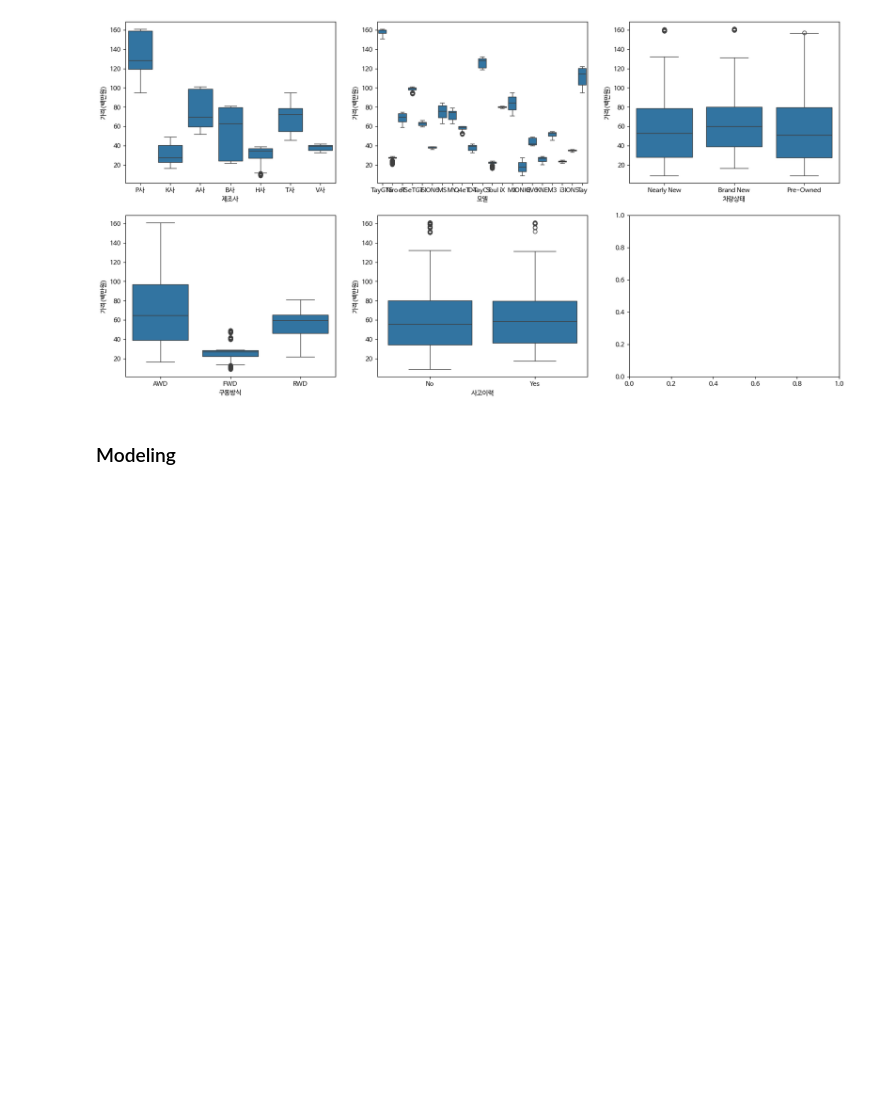
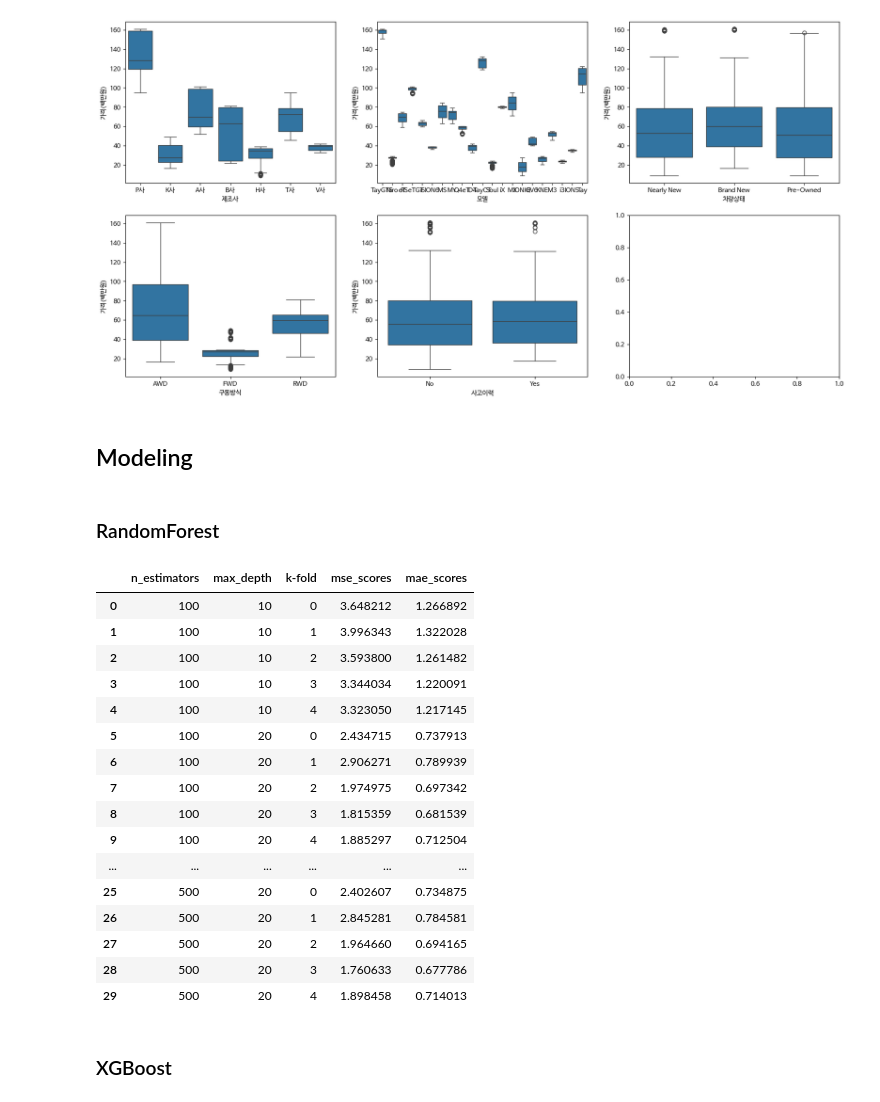
Before and after one commit to taeuk0210/Data-Analysis, a Jupyter notebook: [DACON] 전기차 가격 예측 해커톤/Predict_Car_Price.ipynb, the cells around one changed output. Cells and saved outputs as stored; diff of their text form; code cells hidden in the pictures; blank space fills up the shorter version.

```diff
--- a/[DACON] 전기차 가격 예측 해커톤/Predict_Car_Price.ipynb
+++ b/[DACON] 전기차 가격 예측 해커톤/Predict_Car_Price.ipynb
@@ -98,4 +153,11 @@ for i in range(len(columns)):
 # %% [output]
 [figure]
 # %% [markdown]
-### Modeling
+## Modeling
+# %%
+def product_params(params):
+    combinations = []
+    for values in list(product(*params.values())):
+        combinations.append(
+            {[*params.keys()][i]: values[i] for i in range(len(params))})
+    return combinations
@@ -101,0 +182,2 @@ for i in range(len(columns)):
+# %% [markdown]
+### RandomForest
@@ -101,0 +209,23 @@ for i in range(len(columns)):
+# %%
+result_RF = pd.DataFrame(result)
+result_RF
+# %% [output]
+|  | n_estimators | max_depth | k-fold | mse_scores | mae_scores |
+| 0 | 100 | 10 | 0 | 3.648212 | 1.266892 |
+| 1 | 100 | 10 | 1 | 3.996343 | 1.322028 |
+| 2 | 100 | 10 | 2 | 3.593800 | 1.261482 |
+| 3 | 100 | 10 | 3 | 3.344034 | 1.220091 |
+| 4 | 100 | 10 | 4 | 3.323050 | 1.217145 |
+| 5 | 100 | 20 | 0 | 2.434715 | 0.737913 |
+| 6 | 100 | 20 | 1 | 2.906271 | 0.789939 |
+| 7 | 100 | 20 | 2 | 1.974975 | 0.697342 |
+| 8 | 100 | 20 | 3 | 1.815359 | 0.681539 |
+| 9 | 100 | 20 | 4 | 1.885297 | 0.712504 |
+| ... | ... | ... | ... | ... | ... |
+| 25 | 500 | 20 | 0 | 2.402607 | 0.734875 |
+| 26 | 500 | 20 | 1 | 2.845281 | 0.784581 |
+| 27 | 500 | 20 | 2 | 1.964660 | 0.694165 |
+| 28 | 500 | 20 | 3 | 1.760633 | 0.677786 |
+| 29 | 500 | 20 | 4 | 1.898458 | 0.714013 |
+# %% [markdown]
+### XGBoost
```
Also changed, not shown: parts of 25 cells of this notebook, 27 other files.
